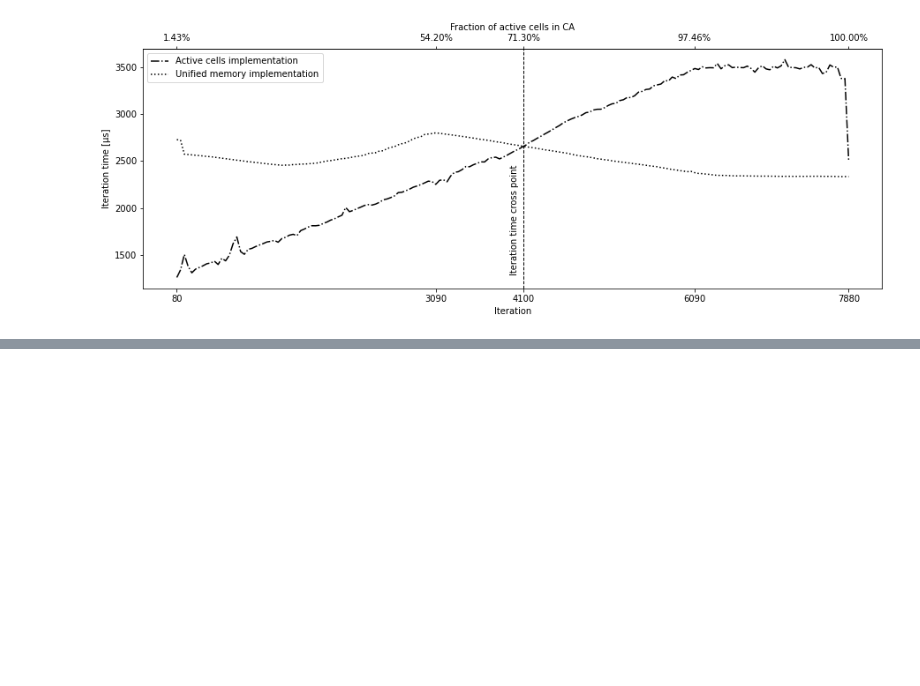
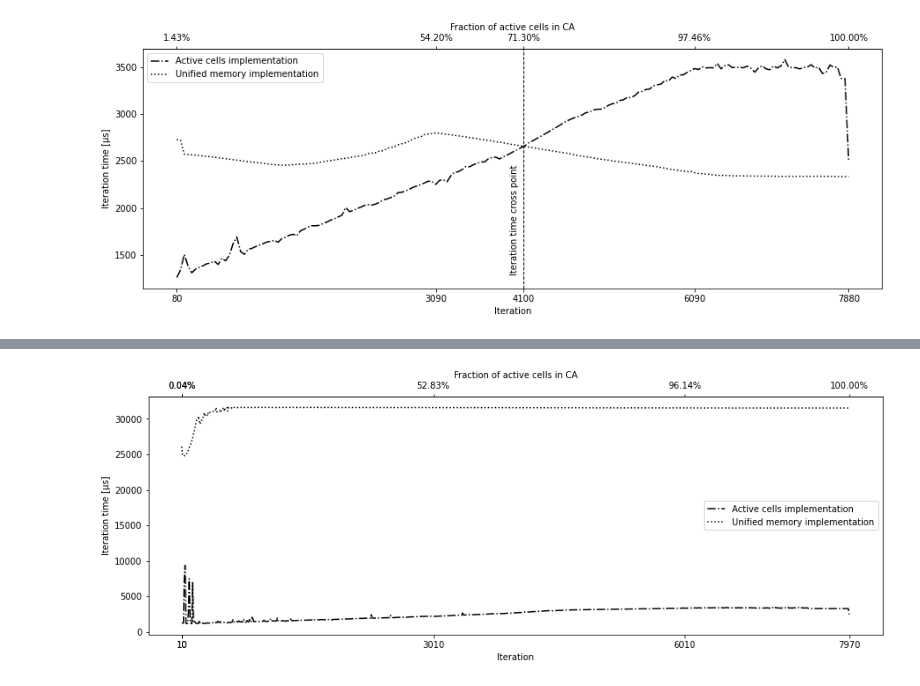
Before and after one commit to prenc/saturated-flow-thesis, a Jupyter notebook: coverage_evaluation.ipynb, the cells around one changed output, grey strips where cells are left out. Saved outputs shown, nothing was run; the diff lists cells and outputs as text; code cells hidden in the pictures; blank space fills up the shorter version.

Commit message:
Add loop coverage results and visualsation

```diff
--- a/coverage_evaluation.ipynb
+++ b/coverage_evaluation.ipynb
@@ -150,0 +153,32 @@ plot_ac_u_comp(avg_20_comp, clean=3, smooth_ac=True, smooth_u=True, draw_v_lines
+# %%
+ac_to_avg = glob('unical_mount_point/ac_*_loop_*')
+
+active_cell_cols = ['iteration_no', 'ac_coverage', 'ac_iter_time', 'ac_trans_time', 'ac_find_time']
+inter_df = pd.DataFrame()
+ac_trans_df = pd.DataFrame()
+ac_find_df = pd.DataFrame()
+
+for i, path in enumerate(ac_to_avg):
+    df = pd.read_csv(path, skiprows=1, names=active_cell_cols)
+    inter_df[i] = df.ac_iter_time
+    ac_trans_df[i] = df.ac_trans_time
+    ac_find_df[i] = df.ac_find_time
+
+avg_20_loop_comp = pd.read_csv(ac_to_avg[0], skiprows=1, names=active_cell_cols)
+avg_20_loop_comp['ac_iter_time'] = inter_df.median(axis=1)
+avg_20_loop_comp['ac_trans_time'] = ac_trans_df.median(axis=1)
+avg_20_loop_comp['ac_find_time'] = ac_find_df.median(axis=1)
+
+u_to_avg = glob('unical_mount_point/u_*_loop_*')
+
+inter_df = pd.DataFrame()
+for i, path in enumerate(u_to_avg):
+    df = pd.read_csv(path, skiprows=1, names=['iteration_no', 'u_coverage', 'u_iter_time', 'x', 'y'])
+    inter_df[i] = df.u_iter_time
+
+avg_20_loop_comp['u_iter_time'] = inter_df.median(axis=1)
+
+first_100 = (avg_20_loop_comp['ac_coverage'] == 100).idxmax()
+avg_20_loop_comp = avg_20_loop_comp.iloc[:first_100 + 1]
+
+avg_20_loop_comp.describe()
@@ -150,0 +195,4 @@ plot_ac_u_comp(avg_20_comp, clean=3, smooth_ac=True, smooth_u=True, draw_v_lines
+# %%
+plot_ac_u_comp(avg_20_loop_comp, clean=False, draw_v_lines=False)
+# %% [output]
+[figure, added]
```
Also changed, not shown: parts of 9 cells of this notebook.
